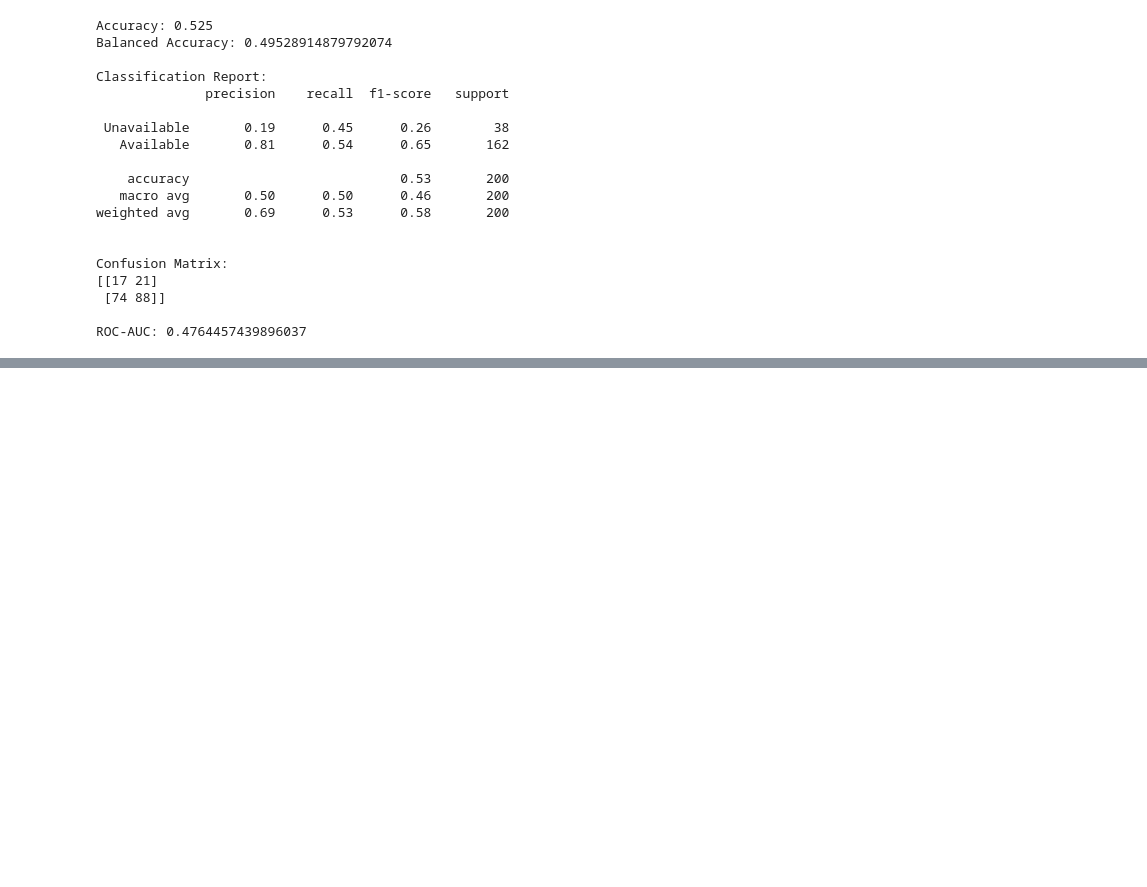
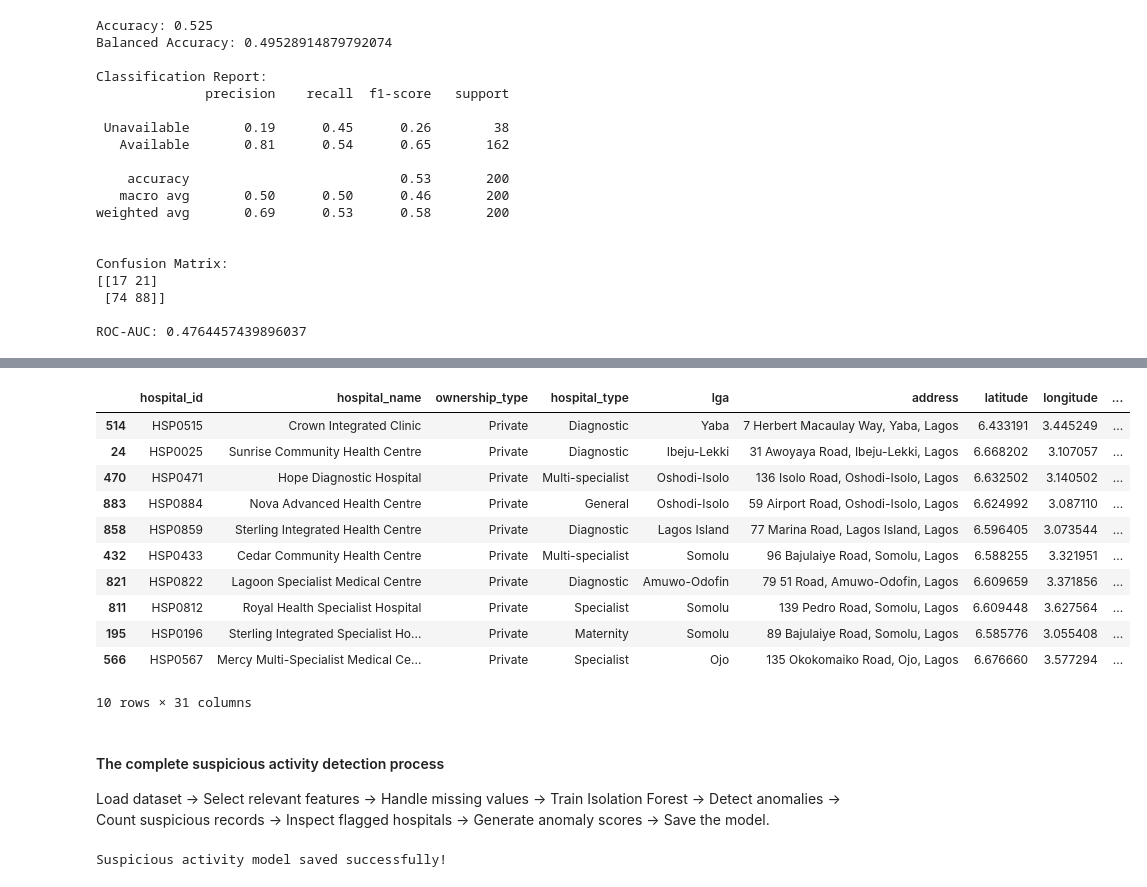
Before and after one commit to chiomaogbonna71-design/TechyJaunt, a Jupyter notebook: Group 8 Capstone.ipynb, the cells around one changed output, grey strips where cells are left out. Cells and saved outputs as stored; diff of their text form; code cells hidden in the pictures; blank space fills up the shorter version.

```diff
--- a/Group 8 Capstone.ipynb
+++ b/Group 8 Capstone.ipynb
@@ -973,0 +1338,19 @@ The Random Forest performed better, achieving 77% accuracy, while Logistic Regre
+# %%
+# 1. Selecting features for anomaly detection
+
+fraud_features = [
+    "average_monthly_donors",
+    "monthly_blood_units_collected",
+    "annual_blood_units_collected",
+    "a+",
+    "a-",
+    "b+",
+    "b-",
+    "ab+",
+    "ab-",
+    "o+",
+    "o-",
+    "number_of_doctors",
+    "number_of_nurses",
+    "year_established"
+]
@@ -973,0 +1457,38 @@ The Random Forest performed better, achieving 77% accuracy, while Logistic Regre
+# %%
+# 6. Adding an anomaly score
+
+hospitals["anomaly_score"] = model_fraud.decision_function(X_fraud)
+
+hospitals.sort_values(
+    "anomaly_score"
+).head(10)
+# %% [output]
+|  | hospital_id | hospital_name | ownership_type | hospital_type | lga | address | latitude | longitude | ... |
+| 514 | HSP0515 | Crown Integrated Clinic | Private | Diagnostic | Yaba | 7 Herbert Macaulay Way, Yaba, Lagos | 6.433191 | 3.445249 | ... |
+| 24 | HSP0025 | Sunrise Community Health Centre | Private | Diagnostic | Ibeju-Lekki | 31 Awoyaya Road, Ibeju-Lekki, Lagos | 6.668202 | 3.107057 | ... |
+| 470 | HSP0471 | Hope Diagnostic Hospital | Private | Multi-specialist | Oshodi-Isolo | 136 Isolo Road, Oshodi-Isolo, Lagos | 6.632502 | 3.140502 | ... |
+| 883 | HSP0884 | Nova Advanced Health Centre | Private | General | Oshodi-Isolo | 59 Airport Road, Oshodi-Isolo, Lagos | 6.624992 | 3.087110 | ... |
+| 858 | HSP0859 | Sterling Integrated Health Centre | Private | Diagnostic | Lagos Island | 77 Marina Road, Lagos Island, Lagos | 6.596405 | 3.073544 | ... |
+| 432 | HSP0433 | Cedar Community Health Centre | Private | Multi-specialist | Somolu | 96 Bajulaiye Road, Somolu, Lagos | 6.588255 | 3.321951 | ... |
+| 821 | HSP0822 | Lagoon Specialist Medical Centre | Private | Diagnostic | Amuwo-Odofin | 79 51 Road, Amuwo-Odofin, Lagos | 6.609659 | 3.371856 | ... |
+| 811 | HSP0812 | Royal Health Specialist Hospital | Private | Specialist | Somolu | 139 Pedro Road, Somolu, Lagos | 6.609448 | 3.627564 | ... |
+| 195 | HSP0196 | Sterling Integrated Specialist Ho... | Private | Maternity | Somolu | 89 Bajulaiye Road, Somolu, Lagos | 6.585776 | 3.055408 | ... |
+| 566 | HSP0567 | Mercy Multi-Specialist Medical Ce... | Private | Specialist | Ojo | 135 Okokomaiko Road, Ojo, Lagos | 6.676660 | 3.577294 | ... |
+10 rows × 31 columns
+# %% [markdown]
+#### The complete suspicious activity detection process
+
+Load dataset → Select relevant features → Handle missing values → Train Isolation Forest → Detect anomalies → Count suspicious records → Inspect flagged hospitals → Generate anomaly scores → Save the model.
+# %%
+#Saving the model
+
+import joblib
+
+joblib.dump(
+    model_fraud,
+    "suspicious_activity_model.pkl"
+)
+
+print("Suspicious activity model saved successfully!")
+# %% [output]
+Suspicious activity model saved successfully!
```
Also changed, not shown: parts of 47 cells of this notebook.
